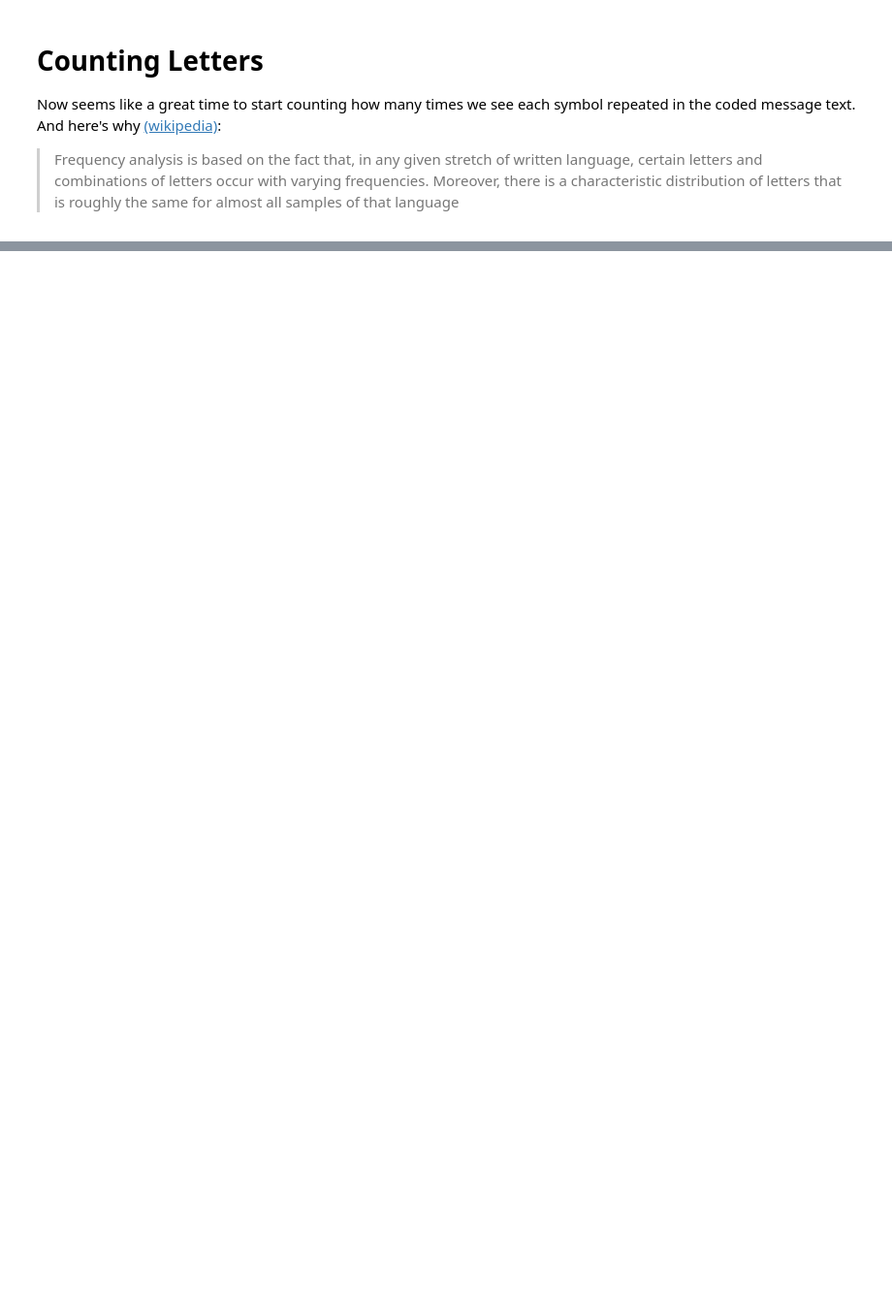
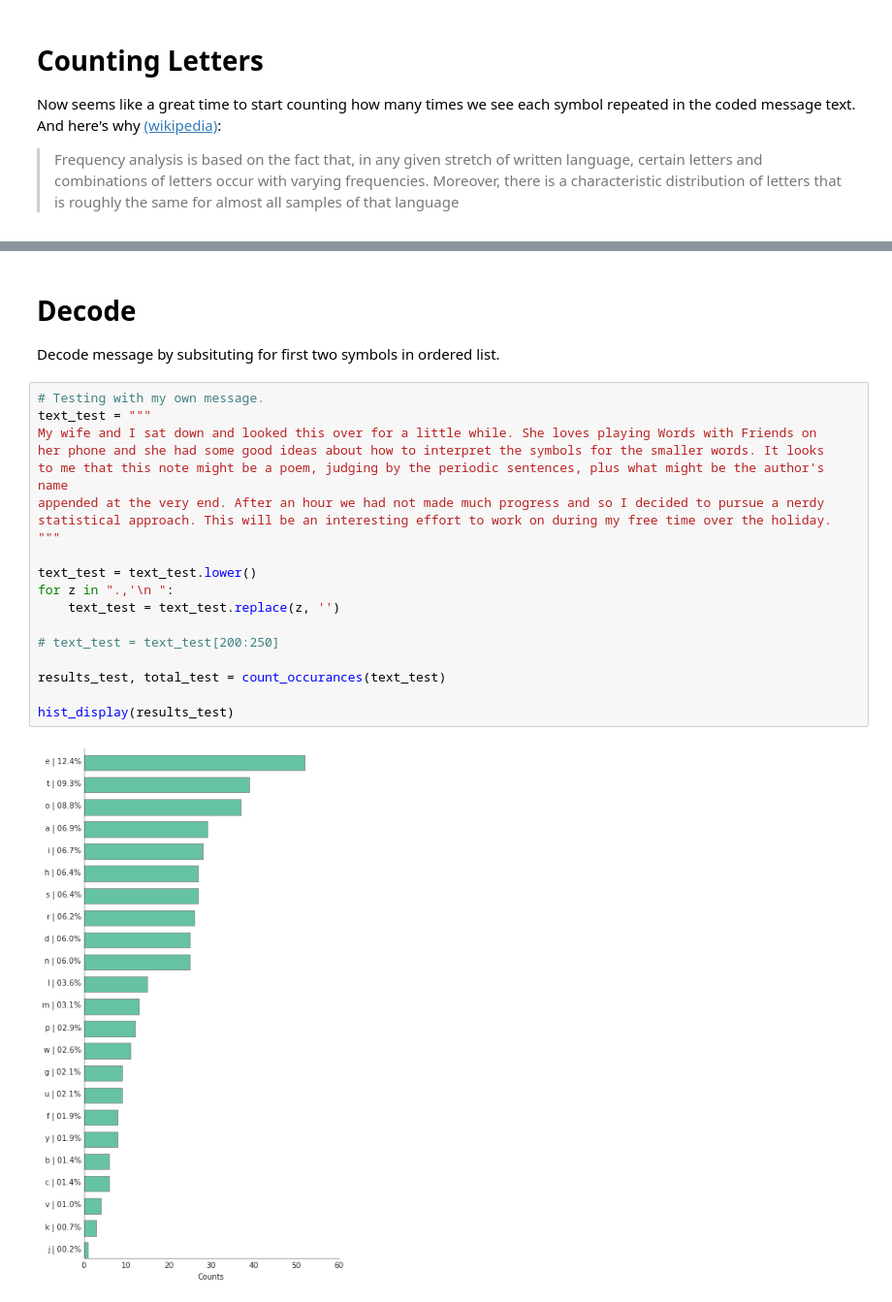
Before and after one commit to Who8MyLunch/Holiday_Distraction, a Jupyter notebook: encoded_message.ipynb, the cells around one changed output, grey strips where cells are left out. Shown: that part at 97% size. Cells and saved outputs as stored; diff of their text form; blank space fills up the shorter version.

```diff
--- a/encoded_message.ipynb
+++ b/encoded_message.ipynb
@@ -181,0 +233,25 @@ I am going to focus here on N-grams of sizes one to three, and the corresonding
+# %% [markdown]
+# Decode
+
+Decode message by subsituting for first two symbols in ordered list.
+# %%
+# Testing with my own message.
+text_test = """
+My wife and I sat down and looked this over for a little while. She loves playing Words with Friends on
+her phone and she had some good ideas about how to interpret the symbols for the smaller words. It looks
+to me that this note might be a poem, judging by the periodic sentences, plus what might be the author's name
+appended at the very end. After an hour we had not made much progress and so I decided to pursue a nerdy
+statistical approach. This will be an interesting effort to work on during my free time over the holiday.
+"""
+
+text_test = text_test.lower()
+for z in ".,'\n ":
+    text_test = text_test.replace(z, '')
+
+# text_test = text_test[200:250]
+
+results_test, total_test = count_occurances(text_test)
+
+hist_display(results_test)
+# %% [output]
+[figure, added]
```
Also changed, not shown: parts of 16 cells of this notebook.
